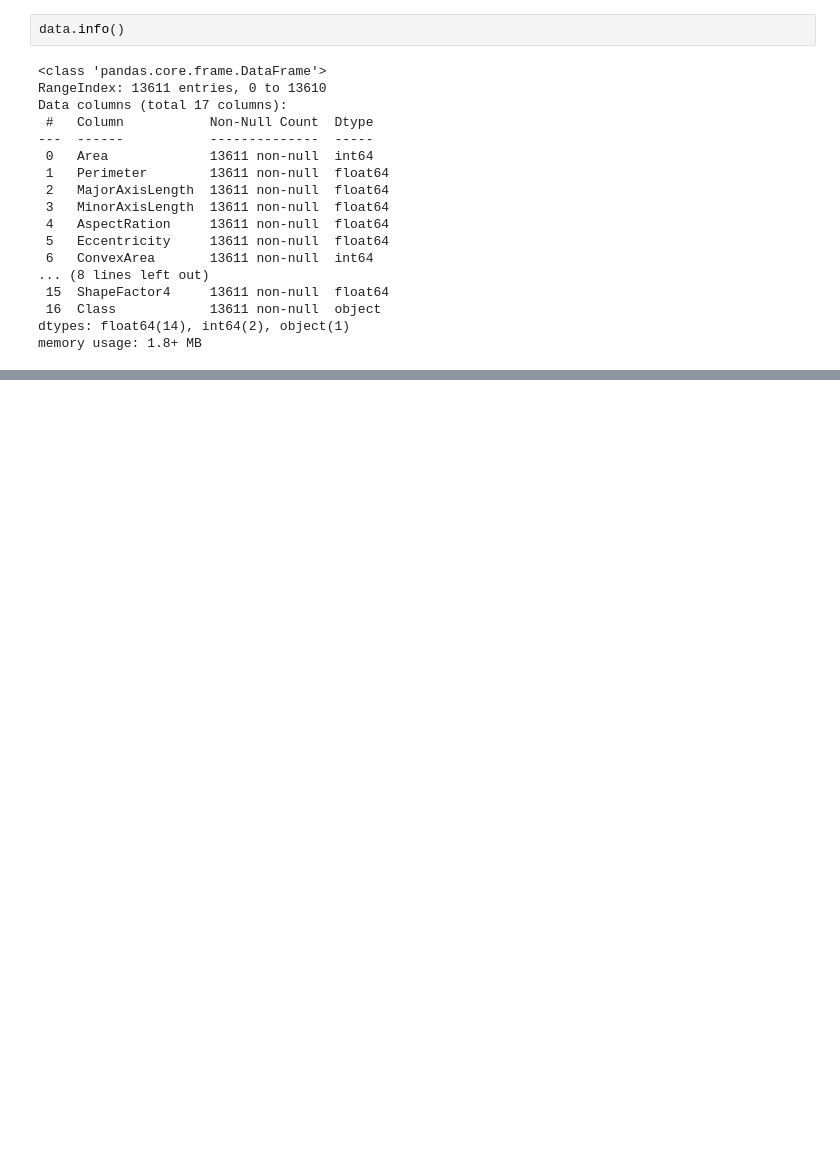
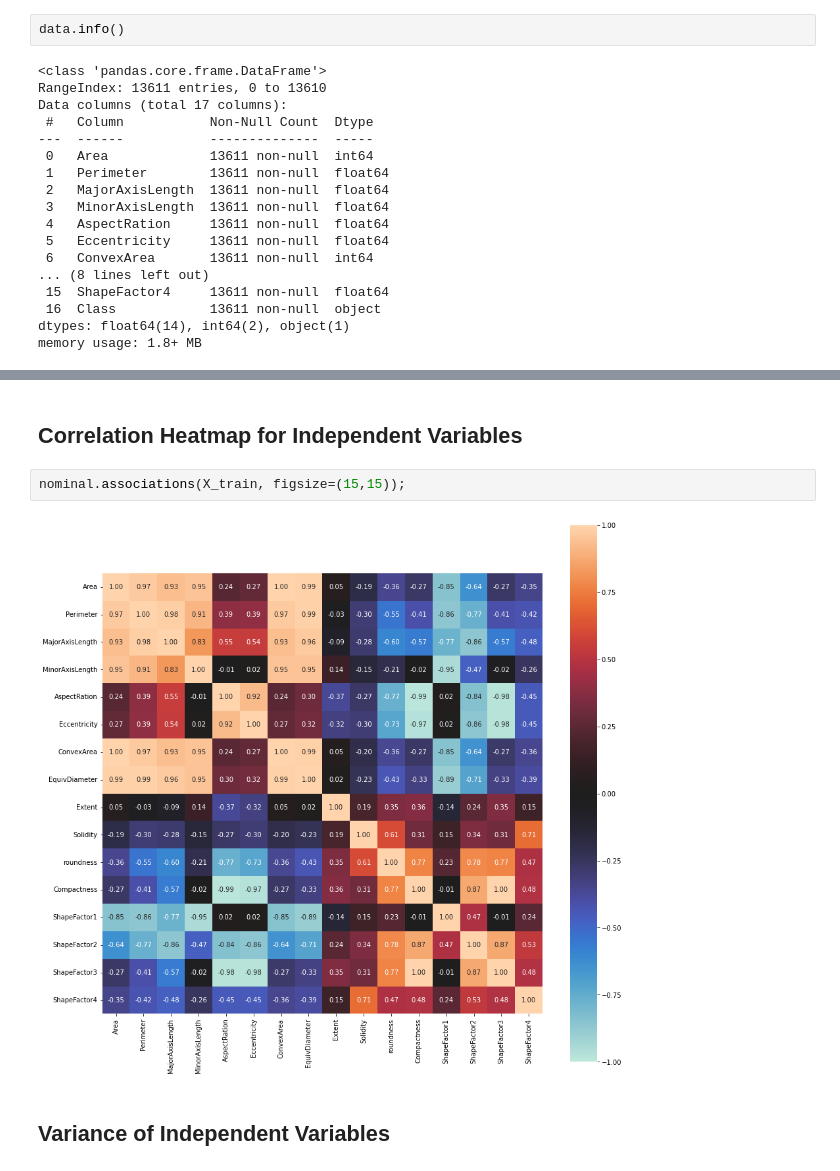
Before and after one commit to tlchampion/drybeans, a Jupyter notebook: notebooks/db_eda.ipynb, the cells around one changed output, grey strips where cells are left out. Cells and saved outputs as stored; diff of their text form; blank space fills up the shorter version.

```diff
--- a/notebooks/db_eda.ipynb
+++ b/notebooks/db_eda.ipynb
@@ -173,0 +233,8 @@ plt.show()
+# %% [markdown]
+## Correlation Heatmap for Independent Variables
+# %%
+nominal.associations(X_train, figsize=(15,15));
+# %% [output]
+[figure, added]
+# %% [markdown]
+## Variance of Independent Variables
```
Also changed, not shown: parts of 36 cells of this notebook.
